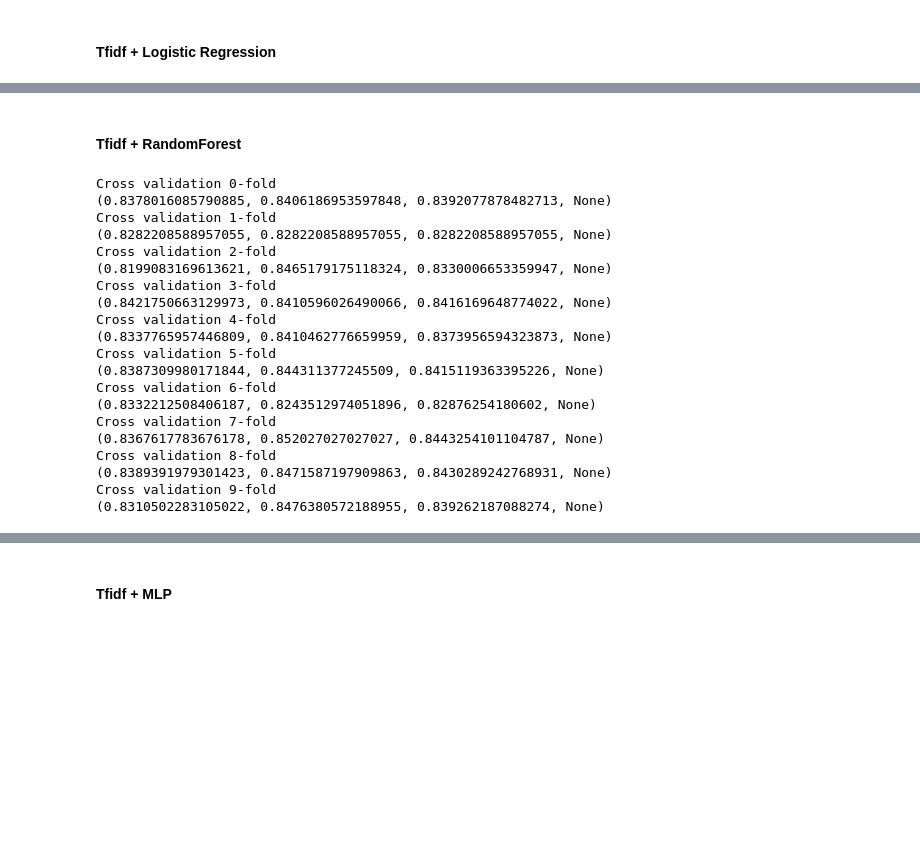
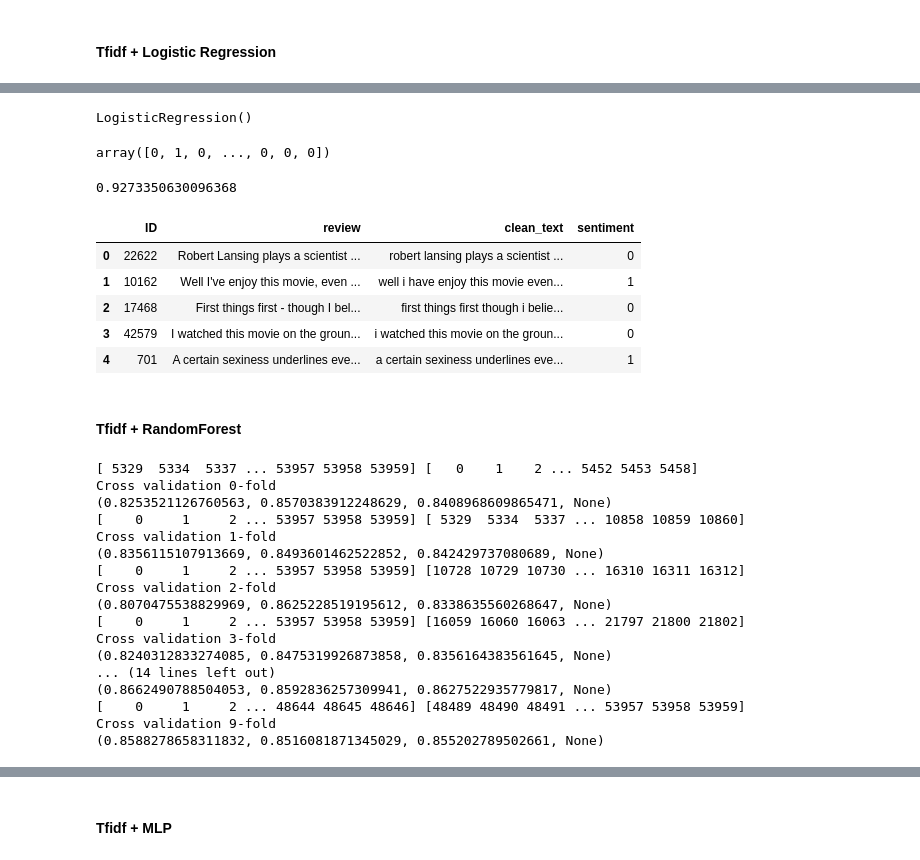
Before and after one commit to hsuehkuan-lu/sentiment-classification, a Jupyter notebook: notebook/main.ipynb, the cells around one changed output, grey strips where cells are left out. Drawn from its saved outputs; the diff is of its cells as text; code cells hidden in the pictures; blank space fills up the shorter version.

```diff
--- a/notebook/main.ipynb
+++ b/notebook/main.ipynb
@@ -388,0 +493,28 @@ f1-score 0.8754109525650643
+# %%
+model = LogisticRegression()
+# %%
+model.fit(vectorizer.transform(X), y)
+# %% [output]
+LogisticRegression()
+# %%
+preds = model.predict(vectorizer.transform(test_df['clean_text']))
+# %%
+preds
+# %% [output]
+array([0, 1, 0, ..., 0, 0, 0])
+# %%
+model.score(vectorizer.transform(X), y)
+# %% [output]
+0.9273350630096368
+# %%
+submit_df = test_df
+submit_df['sentiment'] = preds
+# %%
+submit_df.head()
+# %% [output]
+|  | ID | review | clean_text | sentiment |
+| 0 | 22622 | Robert Lansing plays a scientist ... | robert lansing plays a scientist ... | 0 |
+| 1 | 10162 | Well I've enjoy this movie, even ... | well i have enjoy this movie even... | 1 |
+| 2 | 17468 | First things first - though I bel... | first things first though i belie... | 0 |
+| 3 | 42579 | I watched this movie on the groun... | i watched this movie on the groun... | 0 |
+| 4 | 701 | A certain sexiness underlines eve... | a certain sexiness underlines eve... | 1 |
@@ -392,28 +528,25 @@ f1-score 0.8754109525650643
 from sklearn.ensemble import RandomForestClassifier
 # %%
 model = RandomForestClassifier(n_jobs=-1)
-prf = train(model, vectorizer, X)
+prf = train(model, vectorizer, X, y)
 # %% [output]
+[ 5329  5334  5337 ... 53957 53958 53959] [   0    1    2 ... 5452 5453 5458]
 Cross validation 0-fold
-(0.8378016085790885, 0.8406186953597848, 0.8392077878482713, None)
+(0.8253521126760563, 0.8570383912248629, 0.8408968609865471, None)
+[    0     1     2 ... 53957 53958 53959] [ 5329  5334  5337 ... 10858 10859 10860]
 Cross validation 1-fold
-(0.8282208588957055, 0.8282208588957055, 0.8282208588957055, None)
+(0.8356115107913669, 0.8493601462522852, 0.842429737080689, None)
+[    0     1     2 ... 53957 53958 53959] [10728 10729 10730 ... 16310 16311 16312]
 Cross validation 2-fold
-(0.8199083169613621, 0.8465179175118324, 0.8330006653359947, None)
+(0.8070475538829969, 0.8625228519195612, 0.8338635560268647, None)
+[    0     1     2 ... 53957 53958 53959] [16059 16060 16063 ... 21797 21800 21802]
 Cross validation 3-fold
-(0.8421750663129973, 0.8410596026490066, 0.8416169648774022, None)
-Cross validation 4-fold
-(0.8337765957446809, 0.8410462776659959, 0.8373956594323873, None)
-Cross validation 5-fold
-(0.8387309980171844, 0.844311377245509, 0.8415119363395226, None)
-Cross validation 6-fold
-(0.8332212508406187, 0.8243512974051896, 0.82876254180602, None)
-Cross validation 7-fold
-(0.8367617783676178, 0.852027027027027, 0.8443254101104787, None)
-Cross validation 8-fold
-(0.8389391979301423, 0.8471587197909863, 0.8430289242768931, None)
+(0.8240312833274085, 0.8475319926873858, 0.8356164383561645, None)
+... (14 lines left out)
+(0.8662490788504053, 0.8592836257309941, 0.8627522935779817, None)
+[    0     1     2 ... 48644 48645 48646] [48489 48490 48491 ... 53957 53958 53959]
 Cross validation 9-fold
-(0.8310502283105022, 0.8476380572188955, 0.839262187088274, None)
+(0.8588278658311832, 0.8516081871345029, 0.855202789502661, None)
 # %%
 for k, v in prf.items():
     print(k, np.mean(v))
```
Also changed, not shown: parts of 36 cells of this notebook, 14 other files.
